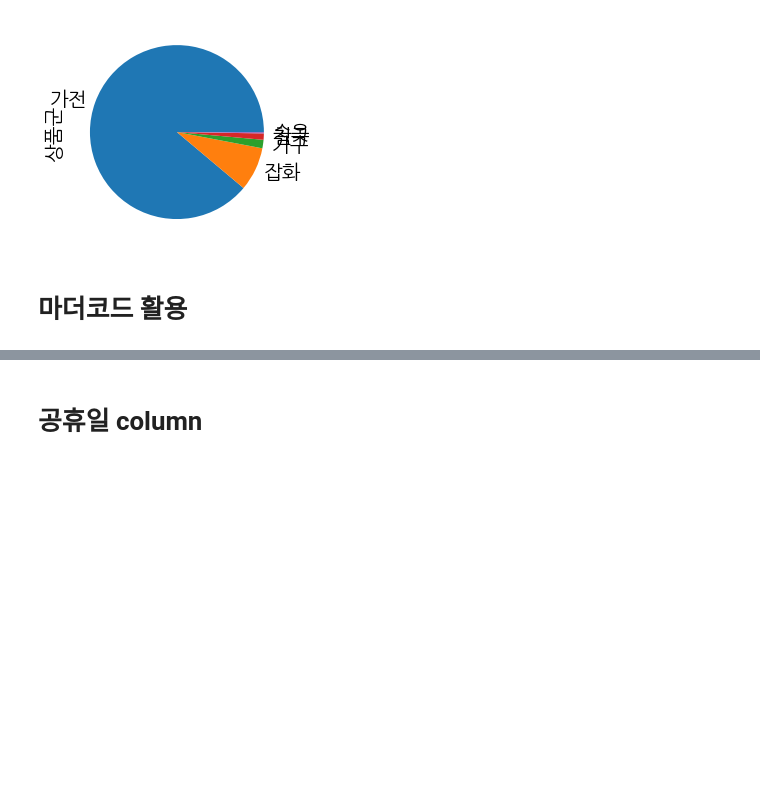
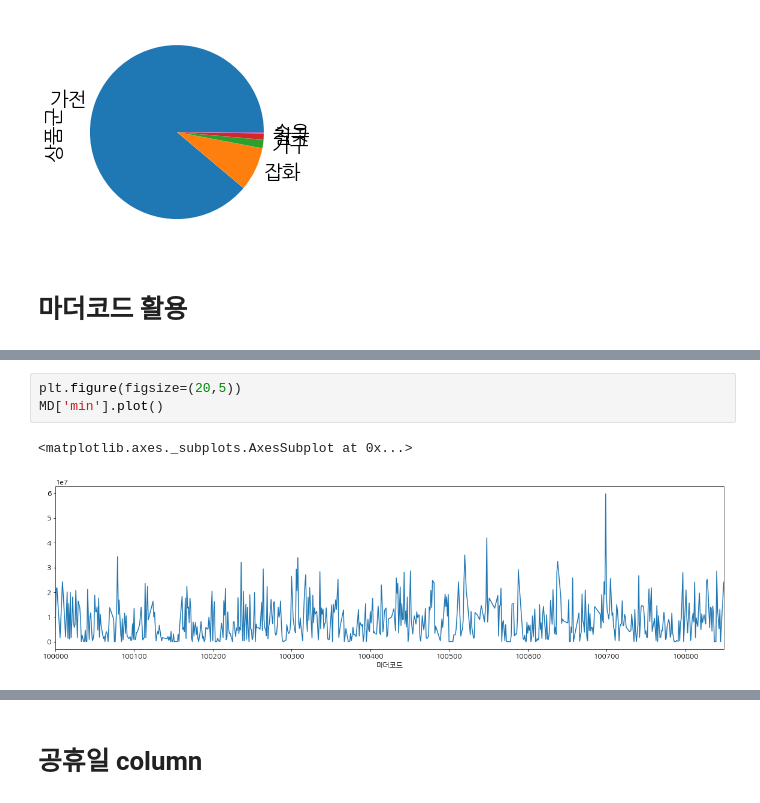
Before and after one commit to shp1204/WANPANMAN, a Jupyter notebook: EDA_ongoing.ipynb, the cells around one changed output, grey strips where cells are left out. Cells and saved outputs as stored; diff of their text form; blank space fills up the shorter version.

```diff
--- a/EDA_ongoing.ipynb
+++ b/EDA_ongoing.ipynb
@@ -971,0 +1291,6 @@ Name: 취급액, Length: 687, dtype: float64
+# %%
+plt.figure(figsize=(20,5))
+MD['min'].plot()
+# %% [output]
+<matplotlib.axes._subplots.AxesSubplot at 0x...>
+[figure, added]
```
Also changed, not shown: parts of 52 cells of this notebook, 3 other files.
